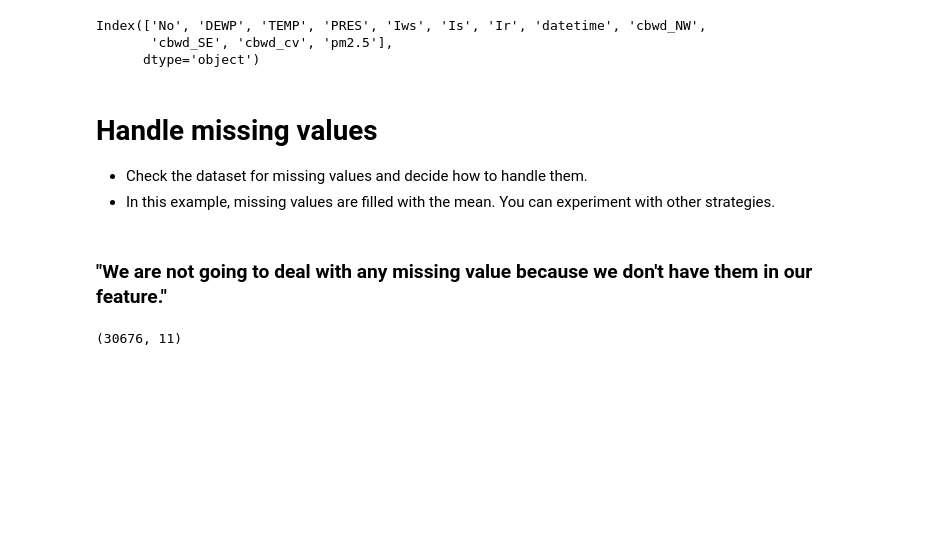
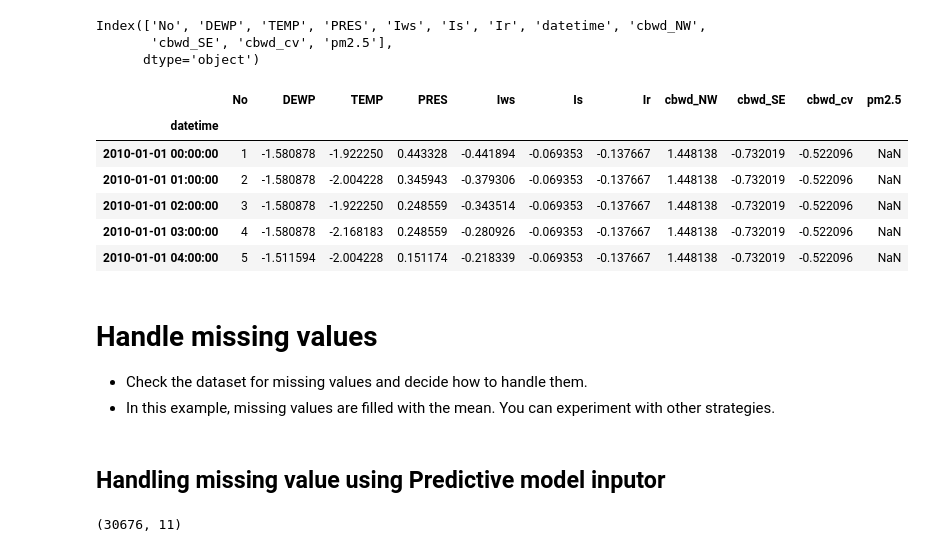
Before and after one commit to M-Pascal/Air_Quality_Forecasting, a Jupyter notebook: Pascal_Mugisha_[air_quality_forecasting_starter_code].ipynb, the cells around one changed output. Saved outputs shown, nothing was run; the diff lists cells and outputs as text; code cells hidden in the pictures; blank space fills up the shorter version.

```diff
--- a/Pascal_Mugisha_[air_quality_forecasting_starter_code].ipynb
+++ b/Pascal_Mugisha_[air_quality_forecasting_starter_code].ipynb
@@ -159,12 +175,21 @@ test['datetime'] = pd.to_datetime(test['datetime'])
 train.set_index('datetime', inplace=True)
 # val.set_index('datetime', inplace=True)
 test.set_index('datetime', inplace=True)
+# %%
+# printing the data
+train.head()
+# %% [output]
+|  | No | DEWP | TEMP | PRES | Iws | Is | Ir | cbwd_NW | cbwd_SE | cbwd_cv | pm2.5 |
+| datetime |  |  |  |  |  |  |  |  |  |  |  |
+| 2010-01-01 00:00:00 | 1 | -1.580878 | -1.922250 | 0.443328 | -0.441894 | -0.069353 | -0.137667 | 1.448138 | -0.732019 | -0.522096 | NaN |
+| 2010-01-01 01:00:00 | 2 | -1.580878 | -2.004228 | 0.345943 | -0.379306 | -0.069353 | -0.137667 | 1.448138 | -0.732019 | -0.522096 | NaN |
+| 2010-01-01 02:00:00 | 3 | -1.580878 | -1.922250 | 0.248559 | -0.343514 | -0.069353 | -0.137667 | 1.448138 | -0.732019 | -0.522096 | NaN |
+| 2010-01-01 03:00:00 | 4 | -1.580878 | -2.168183 | 0.248559 | -0.280926 | -0.069353 | -0.137667 | 1.448138 | -0.732019 | -0.522096 | NaN |
+| 2010-01-01 04:00:00 | 5 | -1.511594 | -2.004228 | 0.151174 | -0.218339 | -0.069353 | -0.137667 | 1.448138 | -0.732019 | -0.522096 | NaN |
 # %% [markdown]
 # Handle missing values
 
 
 - Check the dataset for missing values and decide how to handle them.
 - In this example, missing values are filled with the mean. You can experiment with other strategies.
-# %% [markdown]
-### "We are not going to deal with any missing value because we don't have them in our feature."
 # %%
@@ -172,0 +198,2 @@ test.fillna(test.mean(), inplace=True)
+# %% [markdown]
+## Handling missing value using Predictive model inputor
```
Also changed, not shown: parts of 12 cells of this notebook.
